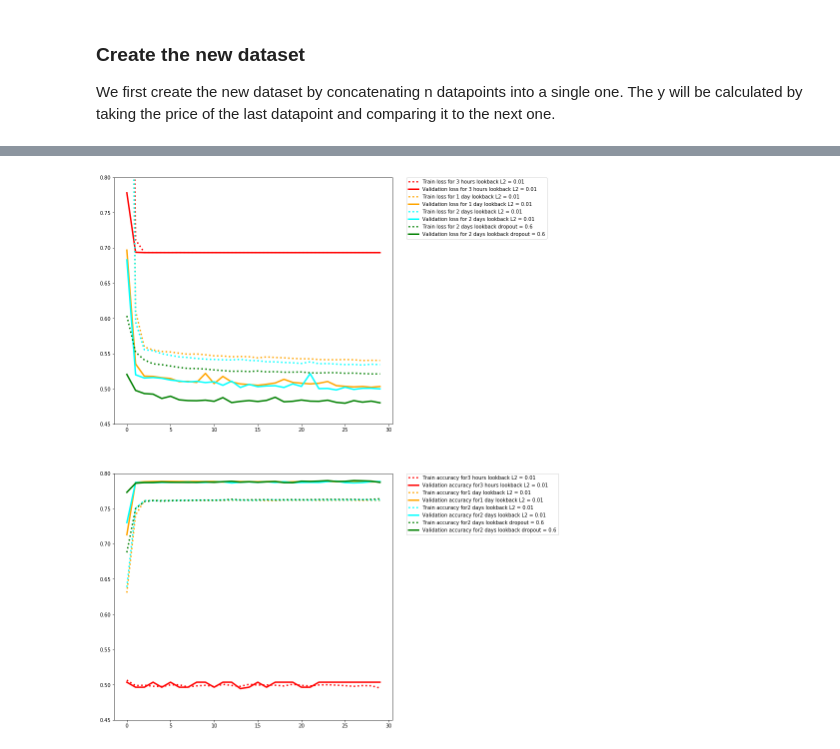
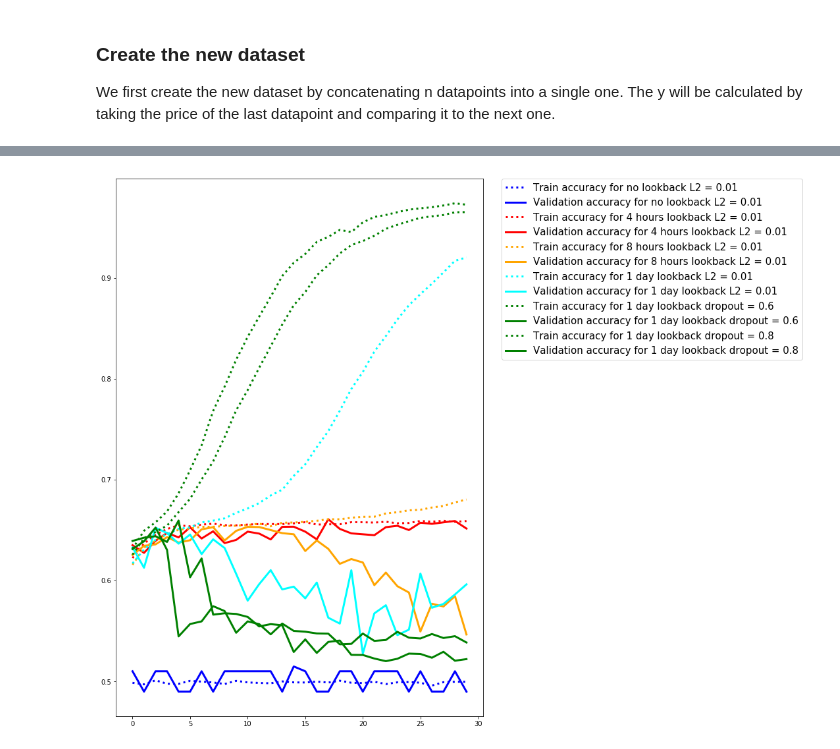
Before and after one commit to QuentinBacuet/DS_in_Practice, a Jupyter notebook: LSTM.ipynb, the cells around one changed output, grey strips where cells are left out. Drawn from its saved outputs; the diff is of its cells as text; code cells hidden in the pictures.

Commit message:
Change LSTM

```diff
--- a/LSTM.ipynb
+++ b/LSTM.ipynb
@@ -502,10 +604,10 @@ Downsample Ratio: 0.5
 # %%
 # create and fit the LSTM network
 model1 = Sequential()
-model1.add(LSTM(100, batch_input_shape=(batch_size,look_back,4), return_sequences=True,kernel_regularizer = L1L2(l2=0.01)))
+model1.add(LSTM(100, batch_input_shape=(batch_size,look_back,trainX_downsample.shape[2]), return_sequences=True,kernel_regularizer = L1L2(l2=0.01)))
 model1.add(LSTM(100, return_sequences=True, stateful=True,kernel_regularizer = L1L2(l2=0.01)))
 model1.add(LSTM(100, stateful=True,kernel_regularizer = L1L2(l2=0.01)))
-model1.add(Dense(1, activation='sigmoid'))t
+model1.add(Dense(1, activation='sigmoid'))
 model1.compile(loss='binary_crossentropy',
               optimizer='adam',
               metrics=['accuracy'])
@@ -532,6 +634,6 @@ Epoch 30/30
 # %%
 model2 = Sequential()
-model2.add(LSTM(100, batch_input_shape=(batch_size,look_back,4), return_sequences=True))
+model2.add(LSTM(100, batch_input_shape=(batch_size,look_back,trainX_downsample.shape[2]), return_sequences=True))
 model2.add(Dropout(0.6))
 model2.add(LSTM(100, return_sequences=True, stateful=True))
 model2.add(Dropout(0.6))
@@ -564,11 +666,12 @@ Epoch 30/30
 # %%
 # create and fit the LSTM network
 model3 = Sequential()
-model3.add(LSTM(100, batch_input_shape=(batch_size,look_back,4), return_sequences=True))
+model3.add(LSTM(100, batch_input_shape=(batch_size,look_back,trainX_downsample.shape[2]), return_sequences=True))
+model3.add(Dropout(0.8))
 model3.add(LSTM(100, return_sequences=True, stateful=True))
-model3.add(Dropout(0.7))
+model3.add(Dropout(0.8))
 model3.add(LSTM(100, stateful=True))
-model3.add(Dropout(0.7))
+model3.add(Dropout(0.8))
 model3.add(Dense(1, activation='sigmoid'))
 model3.compile(loss='binary_crossentropy',
               optimizer='adam',
@@ -637,24 +710,20 @@ plt.show()
 # %%
 def plot_different_look_back(list):
-    fig, ax = plt.subplots(2, figsize=(10, 20))
+    fig, ax = plt.subplots(1, figsize=(10, 15))
     linewidth = 3
     for elem in list:
         history,name,color = elem
-        ax[0].plot(history.history['loss'], label = "Train loss for " + name,linestyle= ':',color = color , linewidth=linewidth)
-        ax[0].plot(history.history['val_loss'], label = "Validation loss for " + name,linestyle= '-',color = color, linewidth=linewidth)
-
-        ax[1].plot(history.history['acc'], label = "Train accuracy for" +  name,linestyle= ':',color = color, linewidth=linewidth)
-        ax[1].plot(history.history['val_acc'], label = "Validation accuracy for" + name,linestyle= '-',color = color, linewidth=linewidth)
-    ax[0].legend(bbox_to_anchor=(1.05, 1), loc=2, borderaxespad=0., prop={'size': 10})
-    ax[1].legend(bbox_to_anchor=(1.05, 1), loc=2, borderaxespad=0., prop={'size': 10})
-    ax[0].set_ylim([0.45, 0.8])
-    ax[1].set_ylim([0.45, 0.8])
+        ax.plot(history.history['acc'], label = "Train accuracy for " +  name,linestyle= ':',color = color, linewidth=linewidth)
+        ax.plot(history.history['val_acc'], label = "Validation accuracy for " + name,linestyle= '-',color = color, linewidth=linewidth)
+    ax.legend(bbox_to_anchor=(1.05, 1), loc=2, borderaxespad=0., prop={'size': 15})
     plt.show()
 # %%
-plot_different_look_back([(history_3hours,'3 hours lookback L2 = 0.01','red'),
-                           (history_1day,'1 day lookback L2 = 0.01','orange'),
-                           (history1,'2 days lookback L2 = 0.01','cyan'),
-                           (history2,'2 days lookback dropout = 0.6','g')
+plot_different_look_back([(history_0min,'no lookback L2 = 0.01','b'),
+                        (history_4hours,'4 hours lookback L2 = 0.01','red'),
+                           (history_8hours,'8 hours lookback L2 = 0.01','orange'),
+                           (history1,'1 day lookback L2 = 0.01','cyan'),
+                           (history2,'1 day lookback dropout = 0.6','g'),
+                          (history3,'1 day lookback dropout = 0.8','g')
                           ])
 # %% [output]
-[figure, old version]
+[figure, new version]
```
Also changed, not shown: parts of 36 cells of this notebook.
